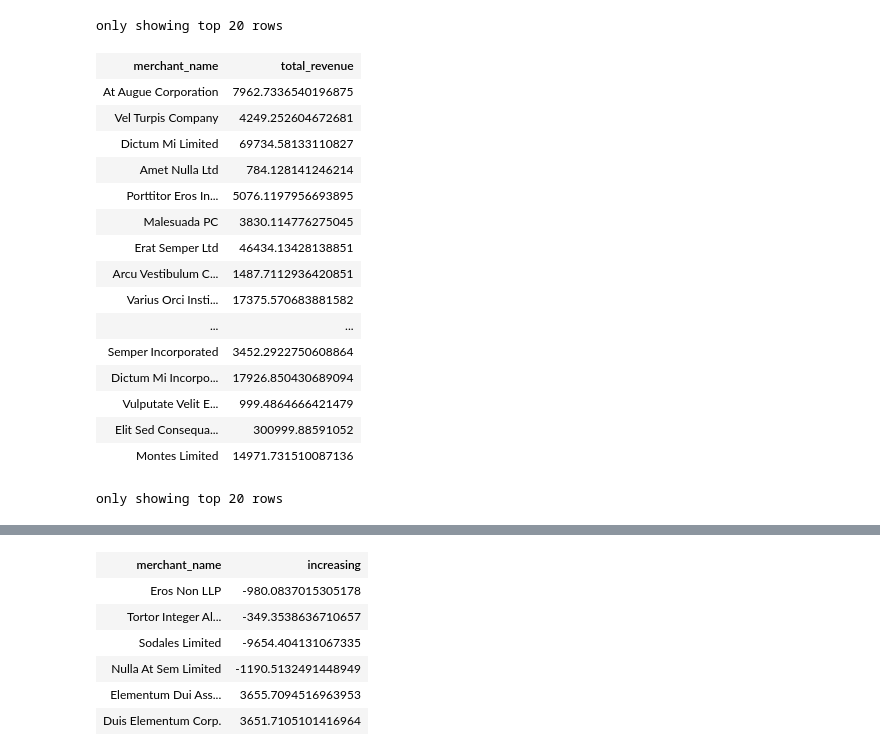
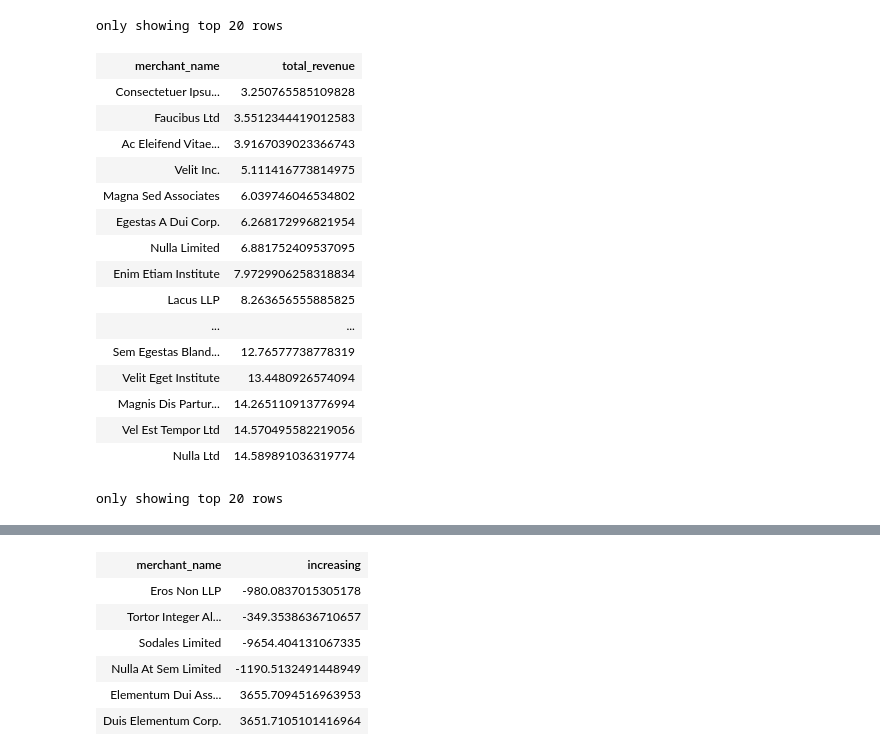
Before and after one commit to MAST30034-Applied-Data-Science/generic-buy-now-pay-later-project-group-27, a Jupyter notebook: notebooks/model.ipynb, the cells around one changed output, grey strips where cells are left out. Drawn from its saved outputs; the diff is of its cells as text; code cells hidden in the pictures.

```diff
--- a/notebooks/model.ipynb
+++ b/notebooks/model.ipynb
@@ -414,27 +426,27 @@ df_all
 only showing top 20 rows
 # %%
 revenue_score = df_all.groupBy(["merchant_name"]).agg(
-    sum("revenue_taken").alias("total_revenue"), # response variable
+    sum("revenue_taken").alias("total_revenue")
     )
 # %%
-revenue_score
+revenue_score.orderBy("total_revenue")
 # %% [output]
 | merchant_name | total_revenue |
-| At Augue Corporation | 7962.7336540196875 |
-| Vel Turpis Company | 4249.252604672681 |
-| Dictum Mi Limited | 69734.58133110827 |
-| Amet Nulla Ltd | 784.128141246214 |
-| Porttitor Eros In... | 5076.1197956693895 |
-| Malesuada PC | 3830.114776275045 |
-| Erat Semper Ltd | 46434.13428138851 |
-| Arcu Vestibulum C... | 1487.7112936420851 |
-| Varius Orci Insti... | 17375.570683881582 |
+| Consectetuer Ipsu... | 3.250765585109828 |
+| Faucibus Ltd | 3.5512344419012583 |
+| Ac Eleifend Vitae... | 3.9167039023366743 |
+| Velit Inc. | 5.111416773814975 |
+| Magna Sed Associates | 6.039746046534802 |
+| Egestas A Dui Corp. | 6.268172996821954 |
+| Nulla Limited | 6.881752409537095 |
+| Enim Etiam Institute | 7.9729906258318834 |
+| Lacus LLP | 8.263656555885825 |
 | ... | ... |
-| Semper Incorporated | 3452.2922750608864 |
-| Dictum Mi Incorpo... | 17926.850430689094 |
-| Vulputate Velit E... | 999.4864666421479 |
-| Elit Sed Consequa... | 300999.88591052 |
-| Montes Limited | 14971.731510087136 |
+| Sem Egestas Bland... | 12.76577738778319 |
+| Velit Eget Institute | 13.4480926574094 |
+| Magnis Dis Partur... | 14.265110913776994 |
+| Vel Est Tempor Ltd | 14.570495582219056 |
+| Nulla Ltd | 14.589891036319774 |
 only showing top 20 rows
 # %%
 revenue_score = revenue_score.withColumn("a", lit("a"))
```
Also changed, not shown: parts of 22 cells of this notebook, 1 other file.
